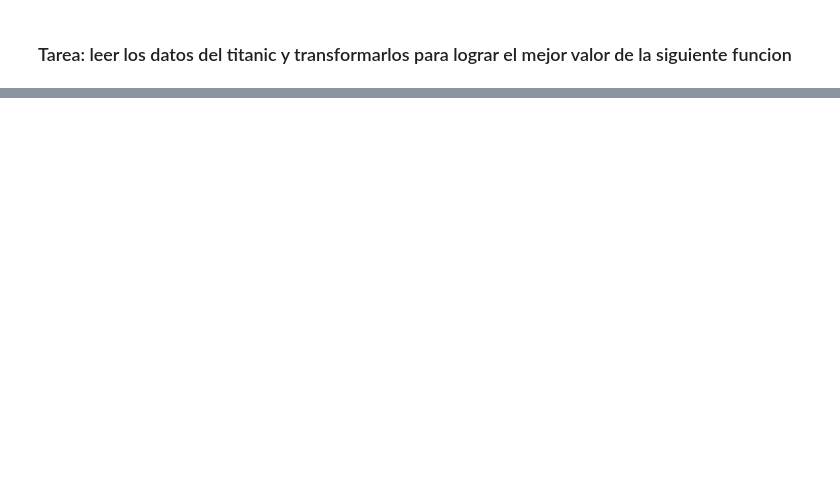
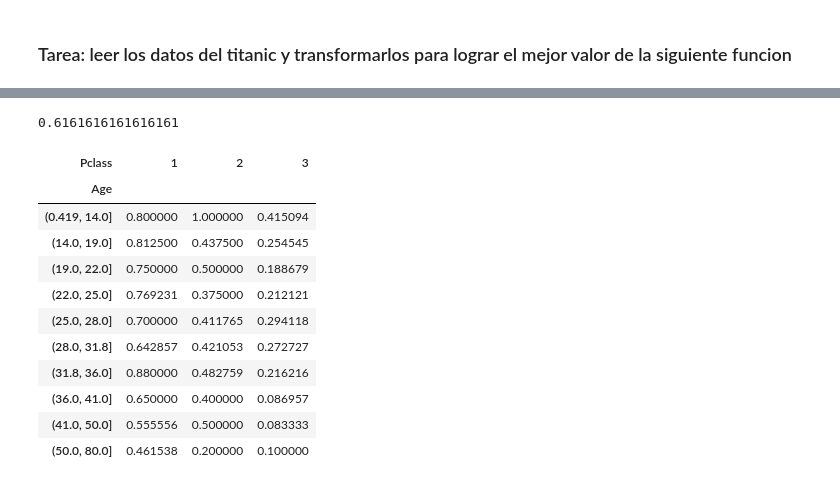
Before and after one commit to matiasmanero19/Data-Science-for-Finance, a Jupyter notebook: 04_preprocesamiento_sklearn1.ipynb, the cells around one changed output, grey strips where cells are left out. Drawn from its saved outputs; the diff is of its cells as text; code cells hidden in the pictures; blank space fills up the shorter version.

```diff
--- a/04_preprocesamiento_sklearn1.ipynb
+++ b/04_preprocesamiento_sklearn1.ipynb
@@ -256,2 +342,21 @@ metric(data.fillna(99999).drop(data.select_dtypes("O"), axis=1))
+# %%
+data.Survived.mean()
+# %% [output]
+0.6161616161616161
+# %%
+pd.crosstab(pd.qcut(data.Age, 10), data.Pclass, data.Survived, aggfunc=np.mean).sort_index()
+# %% [output]
+| Pclass | 1 | 2 | 3 |
+| Age |  |  |  |
+| (0.419, 14.0] | 0.800000 | 1.000000 | 0.415094 |
+| (14.0, 19.0] | 0.812500 | 0.437500 | 0.254545 |
+| (19.0, 22.0] | 0.750000 | 0.500000 | 0.188679 |
+| (22.0, 25.0] | 0.769231 | 0.375000 | 0.212121 |
+| (25.0, 28.0] | 0.700000 | 0.411765 | 0.294118 |
+| (28.0, 31.8] | 0.642857 | 0.421053 | 0.272727 |
+| (31.8, 36.0] | 0.880000 | 0.482759 | 0.216216 |
+| (36.0, 41.0] | 0.650000 | 0.400000 | 0.086957 |
+| (41.0, 50.0] | 0.555556 | 0.500000 | 0.083333 |
+| (50.0, 80.0] | 0.461538 | 0.200000 | 0.100000 |
 # %%
 accuracy_score(data["Survived"],  np.zeros(data.shape[0]))
```
Also changed, not shown: parts of 24 cells of this notebook, 1 other file.
